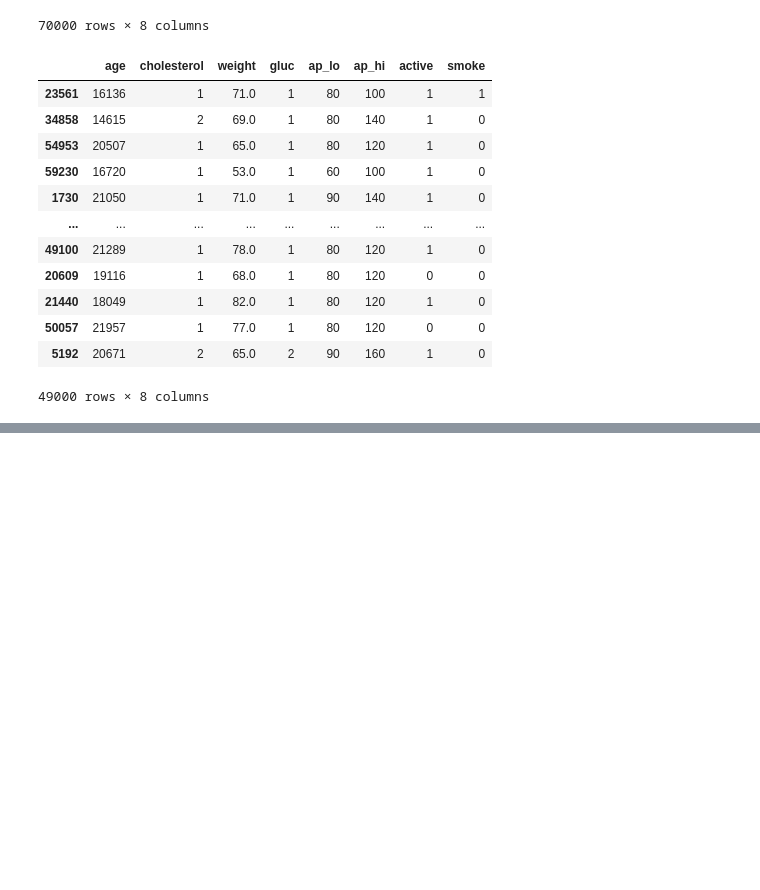
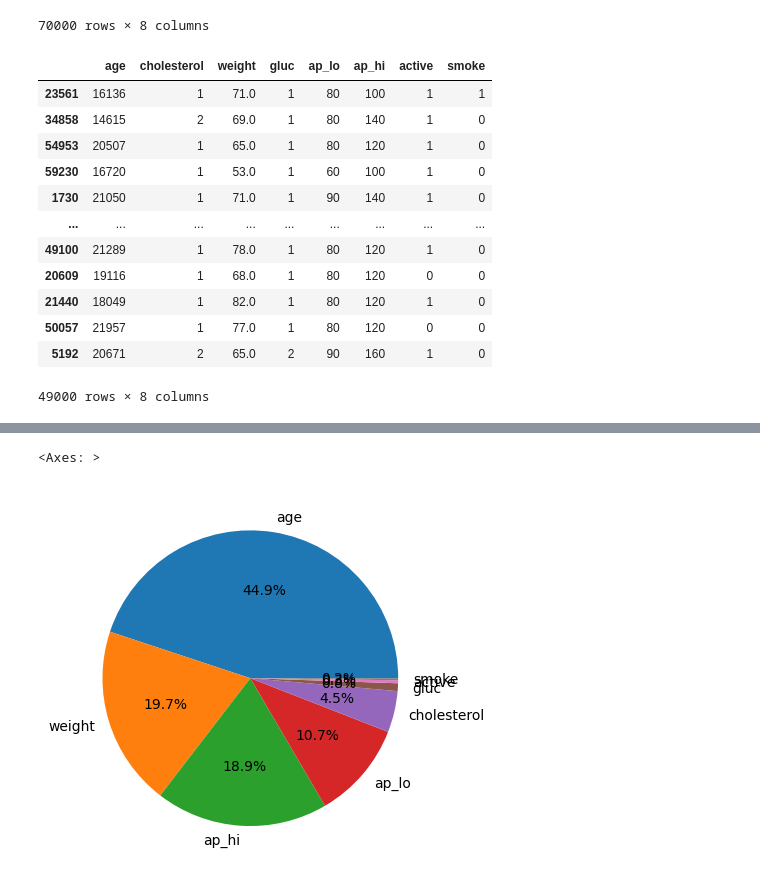
Before and after one commit to MottuqeBrid/learn-pandas, a Jupyter notebook: 21 Feature Selection Techniques in Machine Learning.ipynb, the cells around one changed output, grey strips where cells are left out. Saved outputs shown, nothing was run; the diff lists cells and outputs as text; code cells hidden in the pictures; blank space fills up the shorter version.

```diff
--- a/21 Feature Selection Techniques in Machine Learning.ipynb
+++ b/21 Feature Selection Techniques in Machine Learning.ipynb
@@ -298,0 +289,4 @@ svc.score(x_test, y_test)
+# %%
+model_etc = ExtraTreesClassifier()
+# %%
+model_etc.fit(x, y)
@@ -298,0 +300,2 @@ svc.score(x_test, y_test)
+# %%
+top = pd.Series(model_etc.feature_importances_, index=x.columns)
@@ -298,0 +314,5 @@ svc.score(x_test, y_test)
+# %%
+top.nlargest(8).plot(kind="pie", autopct='%1.1f%%')
+# %% [output]
+<Axes: >
+[figure, added]
```
Also changed, not shown: parts of 10 cells of this notebook.
